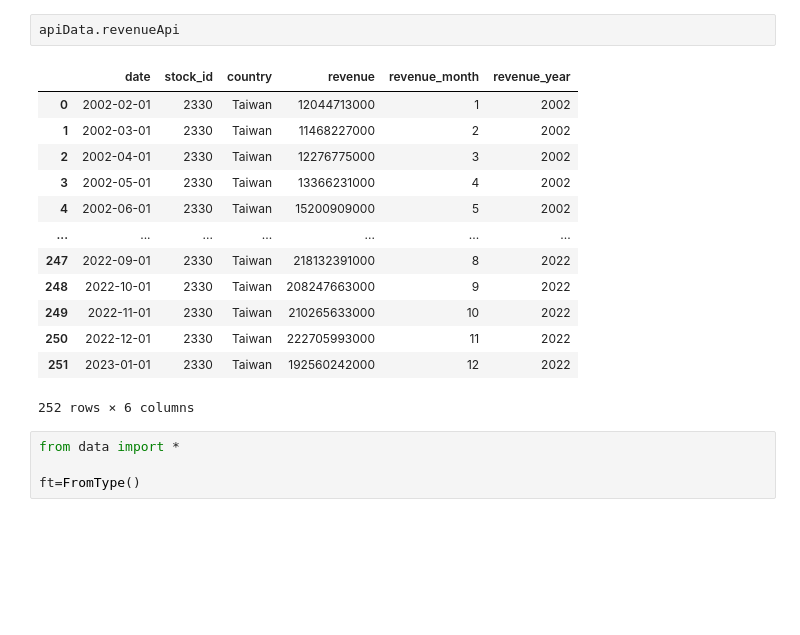
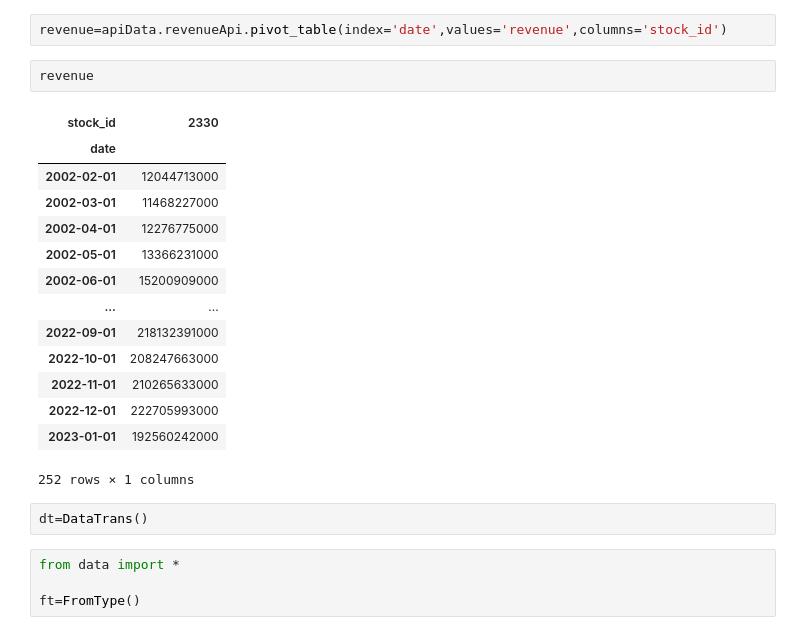
Before and after one commit to pkh-forresthsia/beTrue, a Jupyter notebook: backTest.py.ipynb, the cells around one changed output. Saved outputs shown, nothing was run; the diff lists cells and outputs as text; blank space fills up the shorter version.

Commit message:
create multi table

```diff
--- a/backTest.py.ipynb
+++ b/backTest.py.ipynb
@@ -7,19 +7,24 @@ get single data:  2330 2001-01-01 2023-01-11 TaiwanStockMonthRevenue
 # %%
-apiData.revenueApi
+revenue=apiData.revenueApi.pivot_table(index='date',values='revenue',columns='stock_id')
-# %% [output]
-|  | date | stock_id | country | revenue | revenue_month | revenue_year |
-| 0 | 2002-02-01 | 2330 | Taiwan | 12044713000 | 1 | 2002 |
-| 1 | 2002-03-01 | 2330 | Taiwan | 11468227000 | 2 | 2002 |
-| 2 | 2002-04-01 | 2330 | Taiwan | 12276775000 | 3 | 2002 |
-| 3 | 2002-05-01 | 2330 | Taiwan | 13366231000 | 4 | 2002 |
-| 4 | 2002-06-01 | 2330 | Taiwan | 15200909000 | 5 | 2002 |
-| ... | ... | ... | ... | ... | ... | ... |
-| 247 | 2022-09-01 | 2330 | Taiwan | 218132391000 | 8 | 2022 |
-| 248 | 2022-10-01 | 2330 | Taiwan | 208247663000 | 9 | 2022 |
-| 249 | 2022-11-01 | 2330 | Taiwan | 210265633000 | 10 | 2022 |
-| 250 | 2022-12-01 | 2330 | Taiwan | 222705993000 | 11 | 2022 |
-| 251 | 2023-01-01 | 2330 | Taiwan | 192560242000 | 12 | 2022 |
-252 rows × 6 columns
+# %%
+revenue
+# %% [output]
+| stock_id | 2330 |
+| date |  |
+| 2002-02-01 | 12044713000 |
+| 2002-03-01 | 11468227000 |
+| 2002-04-01 | 12276775000 |
+| 2002-05-01 | 13366231000 |
+| 2002-06-01 | 15200909000 |
+| ... | ... |
+| 2022-09-01 | 218132391000 |
+| 2022-10-01 | 208247663000 |
+| 2022-11-01 | 210265633000 |
+| 2022-12-01 | 222705993000 |
+| 2023-01-01 | 192560242000 |
+252 rows × 1 columns
+# %%
+dt=DataTrans()
 # %%
 from data import *
 
```
Also changed, not shown: parts of 1 cell of this notebook, 3 other files.
